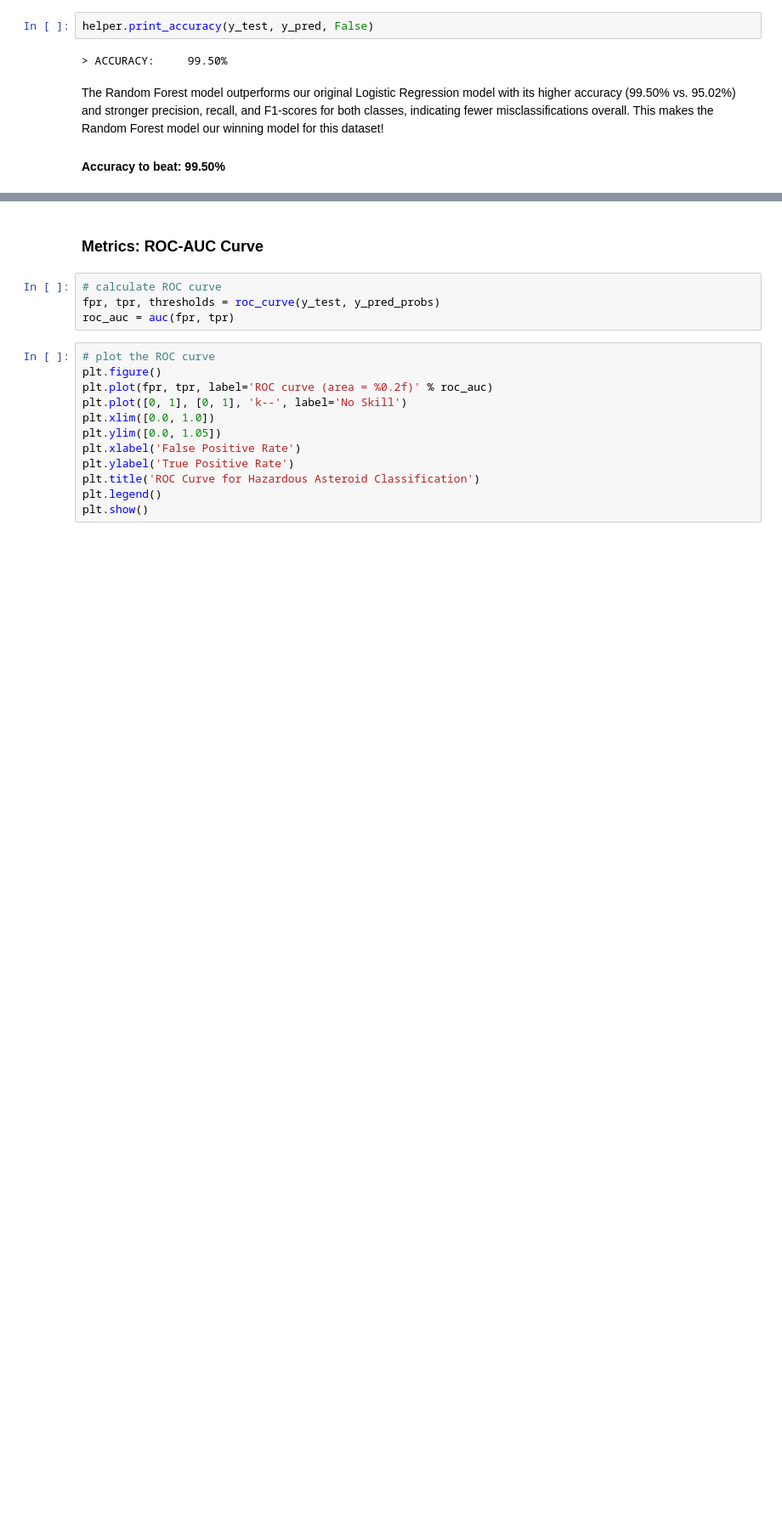
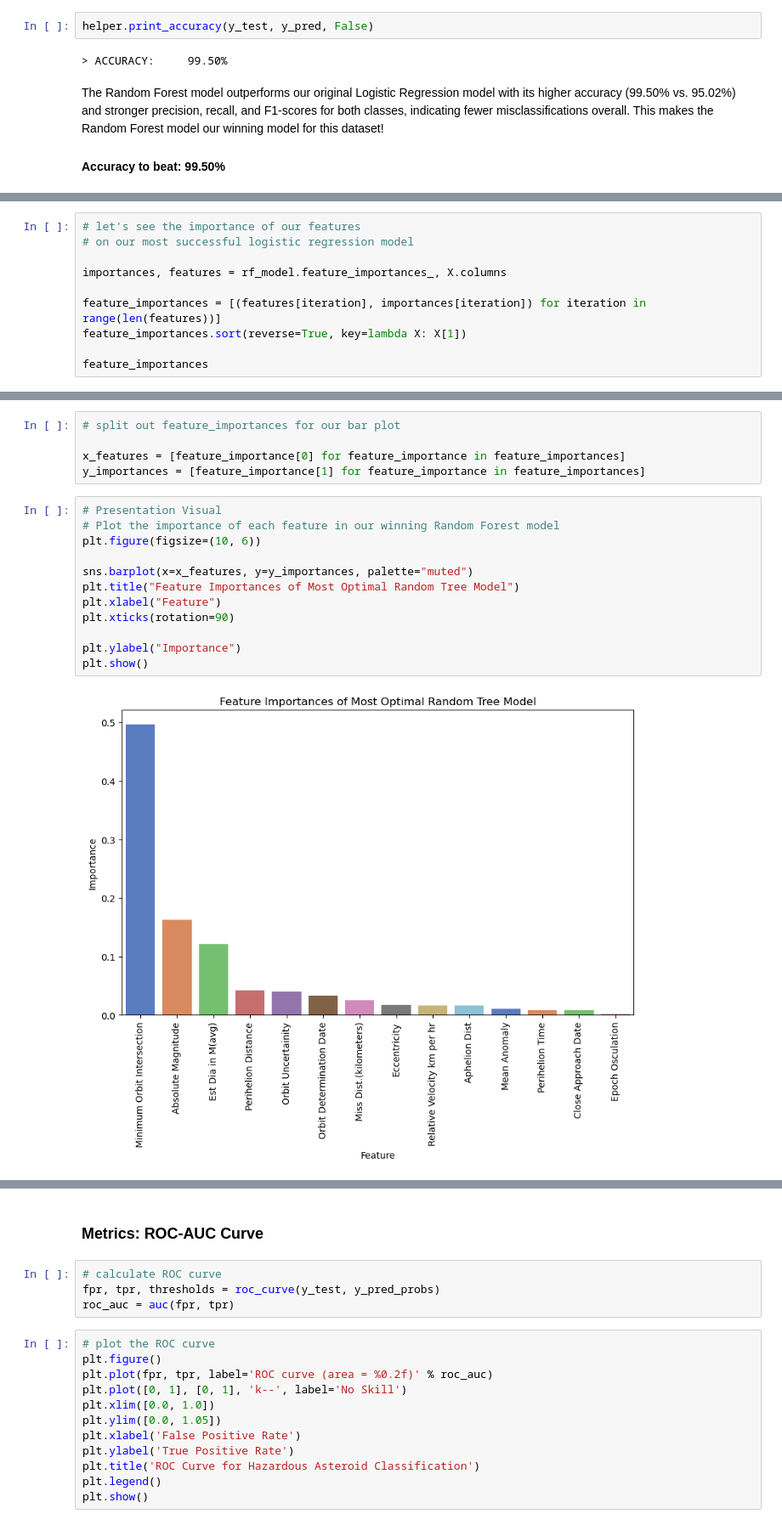
Before and after one commit to anbitasiregar/nasa-asteroid-analysis, a Jupyter notebook: notebooks/machine_learning.ipynb, the cells around one changed output, grey strips where cells are left out. Shown at 85% size. Cells and saved outputs as stored; diff of their text form; blank space fills up the shorter version.

```diff
--- a/notebooks/machine_learning.ipynb
+++ b/notebooks/machine_learning.ipynb
@@ -480,0 +483,10 @@ The Random Forest model outperforms our original Logistic Regression model with
+# %%
+# let's see the importance of our features
+# on our most successful logistic regression model
+
+importances, features = rf_model.feature_importances_, X.columns
+
+feature_importances = [(features[iteration], importances[iteration]) for iteration in range(len(features))]
+feature_importances.sort(reverse=True, key=lambda X: X[1])
+
+feature_importances
@@ -480,0 +508,19 @@ The Random Forest model outperforms our original Logistic Regression model with
+# %%
+# split out feature_importances for our bar plot
+
+x_features = [feature_importance[0] for feature_importance in feature_importances]
+y_importances = [feature_importance[1] for feature_importance in feature_importances]
+# %%
+# Presentation Visual
+# Plot the importance of each feature in our winning Random Forest model
+plt.figure(figsize=(10, 6))
+
+sns.barplot(x=x_features, y=y_importances, palette="muted")
+plt.title("Feature Importances of Most Optimal Random Tree Model")
+plt.xlabel("Feature")
+plt.xticks(rotation=90)
+
+plt.ylabel("Importance")
+plt.show()
+# %% [output]
+[figure, added]
```
Also changed, not shown: parts of 5 cells of this notebook, 1 other file.
